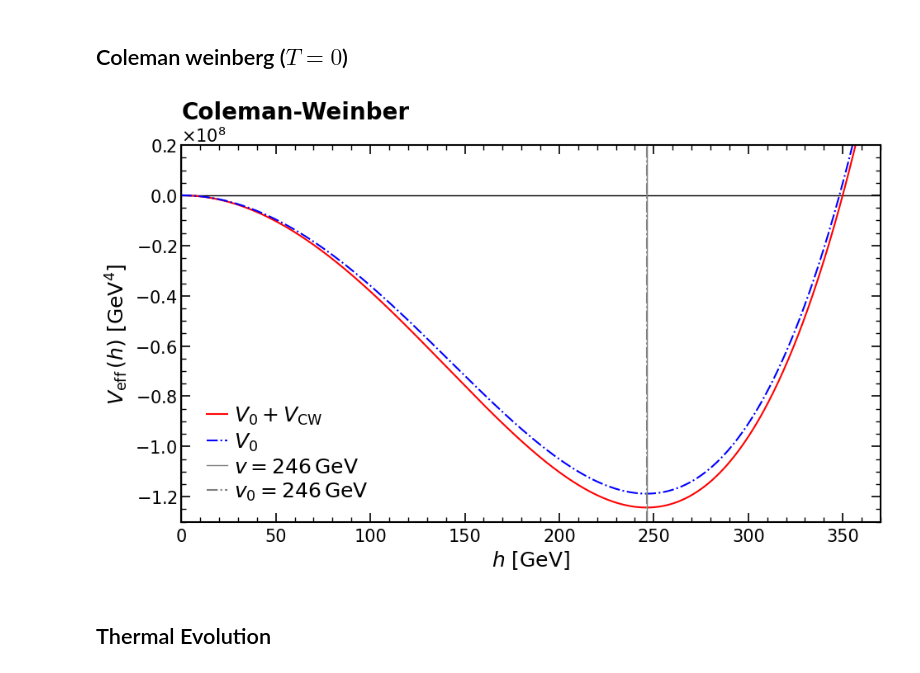
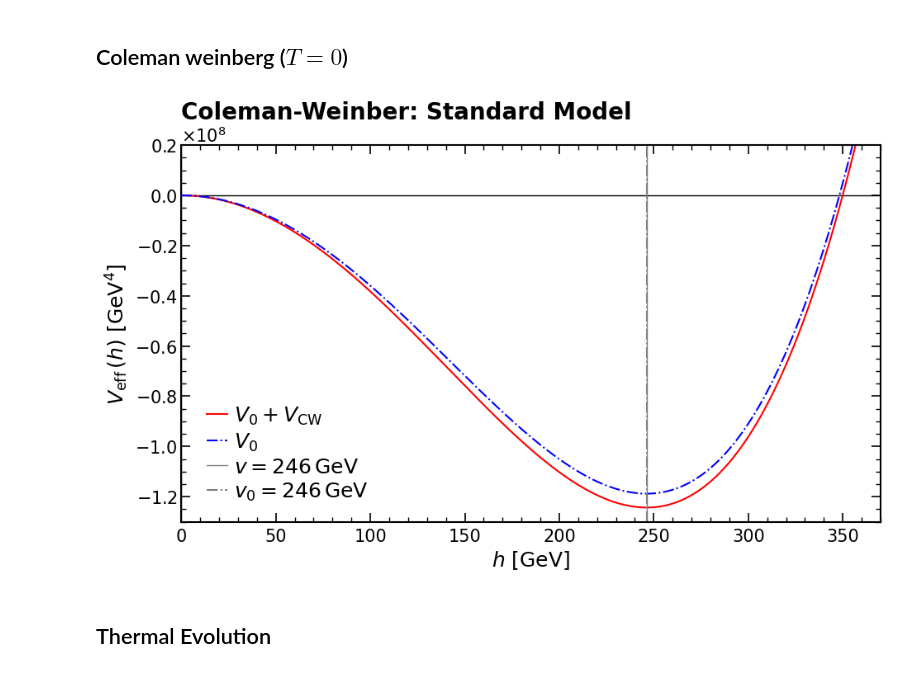
Before and after one commit to Diego-gt-phys/TFM-Repository, a Jupyter notebook: CosmoTransitions/SM_Analysis.ipynb, the cells around one changed output. Saved outputs shown, nothing was run; the diff lists cells and outputs as text; code cells hidden in the pictures.

```diff
--- a/CosmoTransitions/SM_Analysis.ipynb
+++ b/CosmoTransitions/SM_Analysis.ipynb
@@ -55,35 +55,35 @@ ax.plot(phi_vals, V_tree-model.V0(np.array([[0.0]])), label=r'$V_0$', color='b',
 
 ax.axvline(v_num, label=rf'$v={float(np.squeeze(v_num)):.0f} \, \mathrm{{GeV}}$', color='gray', lw=1.0, ls='-', alpha=1)
 ax.axvline(v, label=rf'$v_0={v:.0f} \, \mathrm{{GeV}}$', color='gray', lw=1.5, ls='-.', alpha=1)
 
 ax.set_xlim(0, 370)
 ax.set_ylim(-1.3e8, 2e7)
 
 ax.set_xlabel(r'$h$ $\left[\mathrm{GeV}\right]$', fontsize=18)
 ax.set_ylabel(r'$V_\mathrm{eff}\,(h)$ $\left[\mathrm{GeV^4}\right]$', fontsize=18)
 ax.yaxis.set_major_formatter(ScalarFormatter(useMathText=True))
 ax.ticklabel_format(style='sci', axis='y', scilimits=(-2, 2))
 ax.yaxis.get_offset_text().set_fontsize(15)
 ax.spines['top'].set_linewidth(1.5)
 ax.spines['right'].set_linewidth(1.5)
 ax.spines['bottom'].set_linewidth(1.5)
 ax.spines['left'].set_linewidth(1.5)
 
 ax.tick_params(axis='both', which='major', direction='in', length=8, width=1.2, labelsize=15, top=True, right=True)
 ax.tick_params(axis='both', which='minor', direction='in', length=4, width=1, labelsize=15, top=True, right=True)
 ax.minorticks_on()
 ax.tick_params(axis='x', which='major', pad=5)
 
 plt.legend(fontsize=18, frameon=True, fancybox=False, loc = "lower left", bbox_to_anchor=(0.01, 0.003),
                ncol = 1, edgecolor="black", framealpha=0, labelspacing=0.2, handletextpad=0.3, handlelength=1, columnspacing=1)
 
-plt.title(r"Coleman-Weinber", loc='left', fontsize=20, fontweight='bold')
+plt.title(r"Coleman-Weinber: Standard Model", loc='left', fontsize=20, fontweight='bold')
 plt.tight_layout()
 plt.savefig("figures\SM_CW.pdf", format="pdf", bbox_inches="tight")
 
 plt.show()
 # %% [output]
-[figure, old version]
+[figure, new version]
 # %% [markdown]
 ## Thermal Evolution
 # %%
```
Also changed, not shown: 3 other files.
